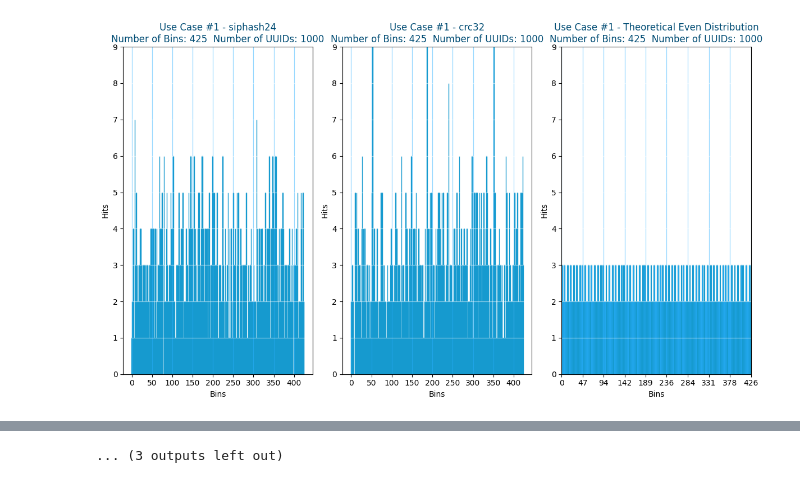
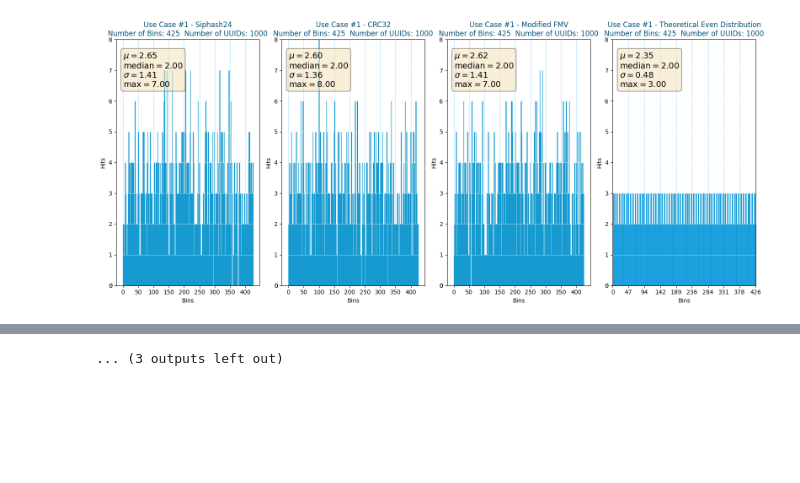
Before and after one commit to sergio-munoz/pubnub-jupyter, a Jupyter notebook: Fly-by Users Hashing Algorithms.ipynb, the cells around one changed output, grey strips where cells are left out. Cells and saved outputs as stored; diff of their text form; code cells hidden in the pictures; blank space fills up the shorter version.

Commit message:
Added Modified FMV algorithm, added chart statistics, better chart scaling

```diff
--- a/Fly-by Users Hashing Algorithms.ipynb
+++ b/Fly-by Users Hashing Algorithms.ipynb
@@ -204,4 +285,8 @@ for val in test_cases:
 # %%
+import numpy as np
+import matplotlib.pyplot as plt
+from matplotlib.ticker import MaxNLocator, FormatStrFormatter
+
 # Test fly-by users real life case
 test_cases = [
     [str(uuid.uuid4().int) for i in range(1000)],   # 1k users
@@ -217,65 +302,75 @@ num_bins = [int((customer_mau *.10)*((i+1)*percent_incr)) for i in range(number_
 
 # Demonstrate real-life user use case with charts
 counter = 0
 for val in test_cases:
     for bin_size in num_bins:
         counter+=1
 
-        # Generate Counts with each hash function
-        normal_hash_counts = (distribute(val, num_containers=bin_size))
-        crc32_hash_counts = (distribute(val, num_containers=bin_size, hash_function=crc32_hash_function))
+        # Create 4 charts
+        fig, axs = plt.subplots(1, 4, figsize=(16, 7), layout="tight")
+        stats = []
 
-        # Generate Hex values for histogram
-        uuids = [uuid.UUID(int=(int(i))) for i in val]  # Convert back to UUID
-        hex_val = [(i.hex) for i in uuids]  # Convert to hexadecimal
+        # Chart0: Default Python Algorithm
+        counts = distribute(val, bin_size)
+        stats.append(get_stats(counts))
+        axs[0].bar(counts.keys(), counts.values(), facecolor=facecolor, edgecolor=edgecolor)
 
-        # Create 3 charts
-        fig, axs = plt.subplots(1, 3, figsize=(12, 7), layout="tight")
+        # Chart1:  CRC32 Algorithm
+        counts = distribute(val, bin_size, crc32_hash_function)
+        stats.append(get_stats(counts))
+        axs[1].bar(counts.keys(), counts.values(), facecolor=facecolor, edgecolor=edgecolor)
 
-        # Bar normal hash function
-        axs[0].bar(normal_hash_counts.keys(), normal_hash_counts.values(), facecolor=facecolor, edgecolor=edgecolor)
+        # Chart2:  Modified FNV Algorithm
+        counts = distribute(val, bin_size, modified_fnv_hash_function)
+        stats.append(get_stats(counts))
+        axs[2].bar(counts.keys(), counts.values(), facecolor=facecolor, edgecolor=edgecolor)
 
-        # Bar count hash function
-        axs[1].bar(crc32_hash_counts.keys(), crc32_hash_counts.values(), facecolor=facecolor, edgecolor=edgecolor)
+        # Chart3: Even Distribution Histogram
+        temp_uuids = [uuid.UUID(int=(int(i))) for i in val]  # Convert back to UUID
+        hex_vals = [(i.hex) for i in temp_uuids]  # Convert to hexadecimal
+        even_dist_count, even_dist_bins, even_dist_patches = axs[3].hist(hex_vals, bins=bin_size, facecolor=facecolor, edgecolor=edgecolor, lw=0.9)
+        stats.append({ "Mean": statistics.mean(even_dist_count),
+            "Median": statistics.median(even_dist_count),
+            "Std": statistics.stdev(even_dist_count),
+            "Max": max(even_dist_count) })
 
-        # Histogram even distribution
-        density, bins, _ = axs[2].hist(hex_val, bins=bin_size, facecolor=facecolor, edgecolor=edgecolor, lw=0.9)
-
-        # Get max values from Collections
-        def f_max(s): return max((c := (s)), key=c.get)
-        normal_hash_max = normal_hash_counts[f_max(normal_hash_counts)]
-        crc32_hash_max = crc32_hash_counts[f_max(crc32_hash_counts)]
-        c_max = max(density)  # Normal max for array
-
-        # Get global_max
-        global_max = max([normal_hash_max, crc32_hash_max, c_max])
+        # Get Maximum hits value to plot max y value
+        hit_max_count = max([i['Max'] for i in stats])
 
         # Change ax for all
-        for ax in axs:
+        for idx, ax in enumerate(axs):
             ax.grid(axis='y', color='white', lw = 0.9, alpha=0.5)
-            ax.grid(axis='x', color=facecolor, lw = 0.9, alpha=0.5)
+            ax.grid(axis='x', color=facecolor, lw = 0.9, alpha=0.35)
             ax.grid(True)
             ax.set_ylabel('Hits')
-            ax.set_ylim([0, global_max])
-            ax.set_yticks(np.linspace(0, global_max, num=10, dtype=int))
+            ax.set_ylim([0, hit_max_count])
+            ax.set_yticks(np.linspace(0, hit_max_count, num=10, dtype=int))
             ax.set_xlabel("Bins")
+            props = dict(boxstyle='round', facecolor='wheat', alpha=0.5)
+            ax.text(0.05, 0.95, textbox_print(stats[idx]), transform=ax.transAxes, fontsize=14, verticalalignment='top', bbox=props)
+
+        # Change ax for chart 0
+        ax = axs[0]
+        ax.set_title(get_title(f"{sys.hash_info.algorithm}".capitalize(), bin_size, len(val), counter), c=txt_color2)
+        ax.xaxis.set_major_locator(MaxNLocator(integer=True))
 
         # Change ax for chart 1
-        ax = axs[0]
-        ax.set_title(get_title(sys.hash_info.algorithm, bin_size, len(val), counter), c=txt_color2)
+        ax = axs[1]
+        ax.set_title(get_title("CRC32", bin_size, len(val), counter), c=txt_color2)
         ax.xaxis.set_major_locator(MaxNLocator(integer=True))
 
         # Change ax for chart 2
-        ax = axs[1]
-        ax.set_title(get_title("crc32", bin_size, len(val), counter), c=txt_color2)
+        ax = axs[2]
+        ax.set_title(get_title("Modified FMV", bin_size, len(val), counter), c=txt_color2)
         ax.xaxis.set_major_locator(MaxNLocator(integer=True))
 
         # Change ax for chart 3
-        ax = axs[2]
+        ax = axs[3]
         ax.set_title(get_title("Theoretical Even Distribution", bin_size, len(val), counter), c=txt_color2)
         ax.set_xlim([0, bin_size])
-        ax.set_xticks(np.linspace(0, len(bins), num=10, dtype=int))
-        ax.set_xticklabels(np.linspace(0, bin_size+1, num=10, dtype=int))
+        ax.set_xticks(np.linspace(0, len(even_dist_bins), num=10, dtype=int))
+        ax.xaxis.set_major_formatter(FormatStrFormatter('%1i'))
+        ax.set_xticklabels(np.linspace(0, len(even_dist_bins), num=10, dtype=int))
         plt.show()
 # %% [output]
-[figure, old version]
+[figure, new version]
```
Also changed, not shown: parts of 6 cells of this notebook.
